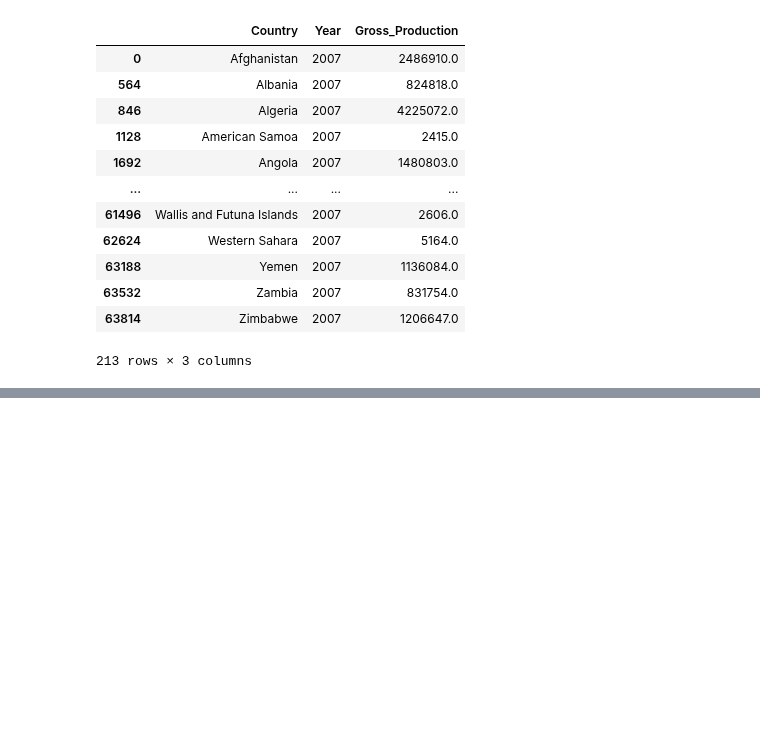
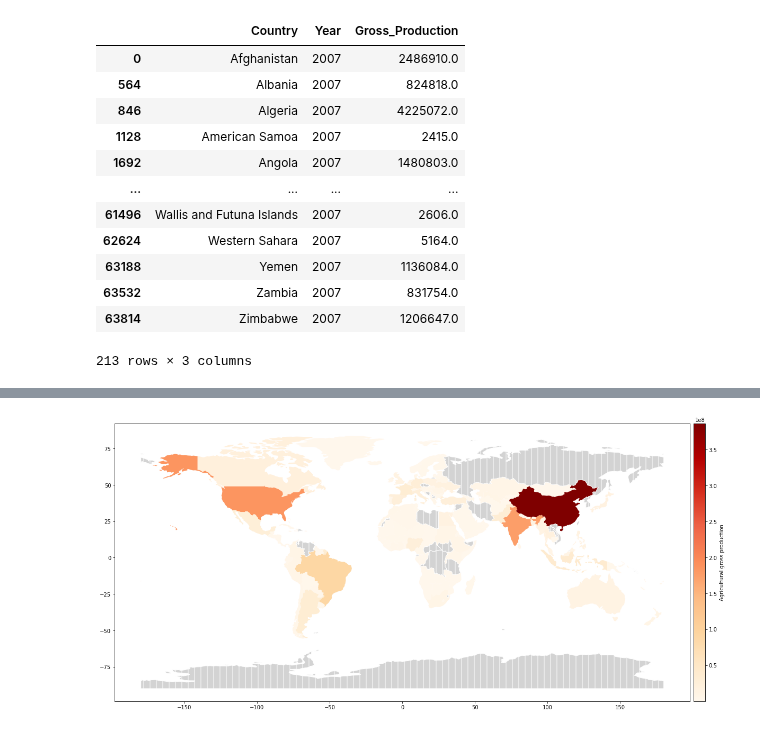
Before and after one commit to saumyasucharita/Agriculture-Data-Analysis, a Jupyter notebook: Multi-variate time series regression.ipynb, the cells around one changed output, grey strips where cells are left out. Cells and saved outputs as stored; diff of their text form; code cells hidden in the pictures; blank space fills up the shorter version.

Commit message:
World map plot of GDP data

```diff
--- a/Multi-variate time series regression.ipynb
+++ b/Multi-variate time series regression.ipynb
@@ -203,0 +225,15 @@ plt.show()
+# %%
+#Function for plotting world map
+def plot_map(df, column_name, title):
+    fig, ax = plt.subplots(1, 1, figsize=(20, 16))
+    divider = make_axes_locatable(ax)
+    cax = divider.append_axes("right", size="2%", pad="0.5%")
+    df.plot(column=column_name, ax=ax, cax=cax, cmap='OrRd',
+
+    legend=True, legend_kwds={"label": title}, missing_kwds={"color": "lightgrey", "edgecolor": "white", "hatch": "|"})
+    plt.show()
+# %%
+title = "Agricultural gross production"
+plot_map(df_world_agri, "Gross_Production", title)
+# %% [output]
+[figure, added]
```
Also changed, not shown: parts of 12 cells of this notebook, 1 other file.
